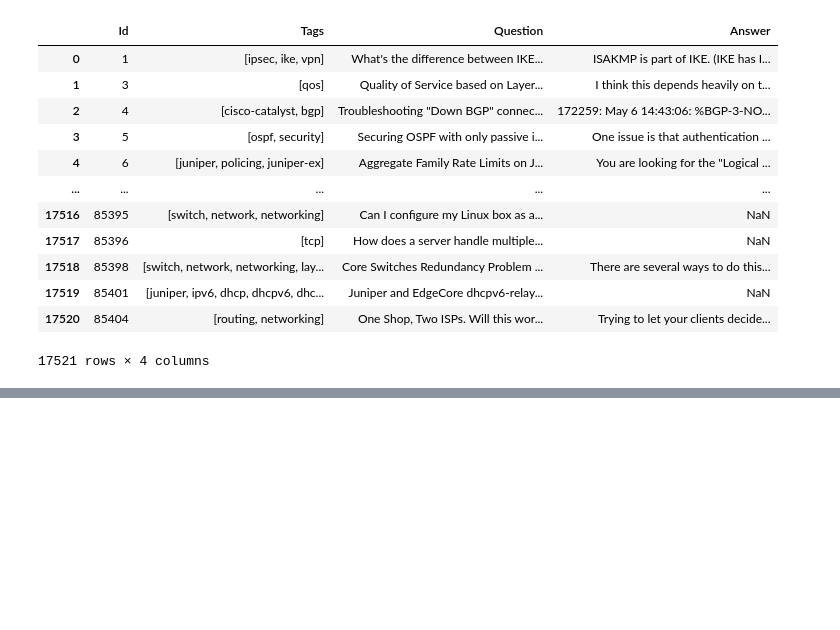
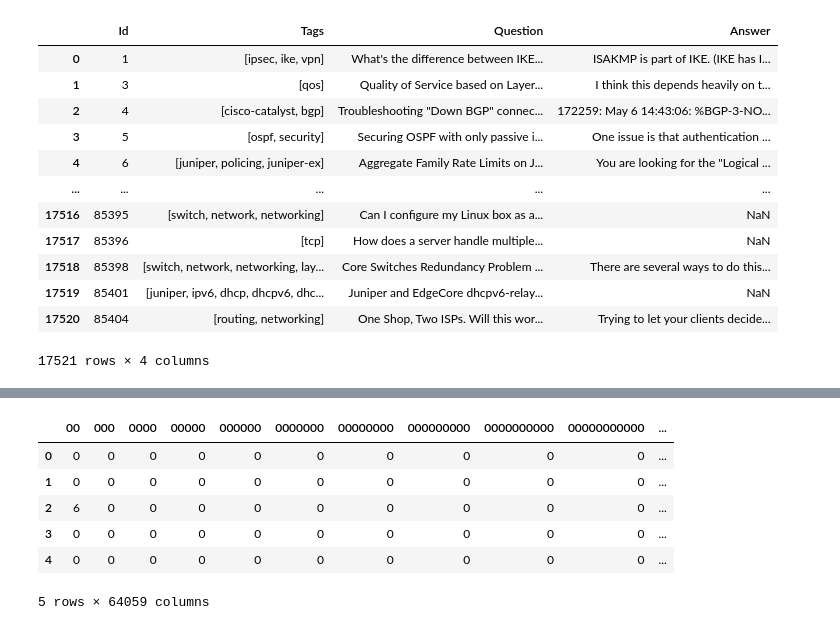
Before and after one commit to yarathealmighty/dumps, a Jupyter notebook: dump_checking.ipynb, the cells around one changed output, grey strips where cells are left out. Saved outputs shown, nothing was run; the diff lists cells and outputs as text; code cells hidden in the pictures; blank space fills up the shorter version.

```diff
--- a/dump_checking.ipynb
+++ b/dump_checking.ipynb
@@ -208,0 +122,16 @@ KeyboardInterrupt:
+# %%
+#BOW unigram, tisztitást még megnézek rá hátha
+from sklearn.feature_extraction.text import CountVectorizer
+
+vectorizer = CountVectorizer(stop_words='english')
+X = vectorizer.fit_transform(engineer['Question'])
+df_bow_sklearn = pd.DataFrame(X.toarray(),columns=vectorizer.get_feature_names_out())
+df_bow_sklearn.head()
+# %% [output]
+|  | 00 | 000 | 0000 | 00000 | 000000 | 0000000 | 00000000 | 000000000 | 0000000000 | 00000000000 | ... |
+| 0 | 0 | 0 | 0 | 0 | 0 | 0 | 0 | 0 | 0 | 0 | ... |
+| 1 | 0 | 0 | 0 | 0 | 0 | 0 | 0 | 0 | 0 | 0 | ... |
+| 2 | 6 | 0 | 0 | 0 | 0 | 0 | 0 | 0 | 0 | 0 | ... |
+| 3 | 0 | 0 | 0 | 0 | 0 | 0 | 0 | 0 | 0 | 0 | ... |
+| 4 | 0 | 0 | 0 | 0 | 0 | 0 | 0 | 0 | 0 | 0 | ... |
+5 rows × 64059 columns
```
Also changed, not shown: parts of 14 cells of this notebook.
